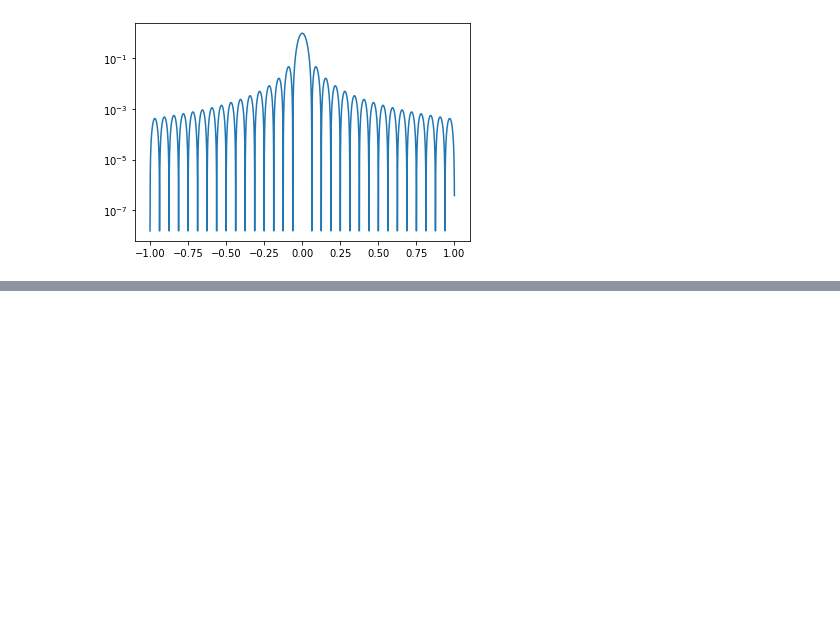
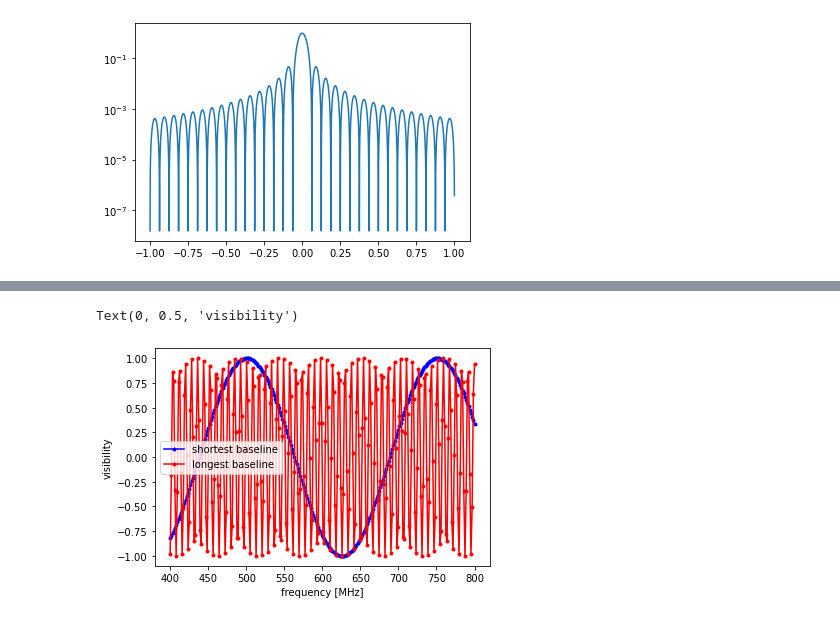
Before and after one commit to yukanak/radio1d, a Jupyter notebook: notebooks/play.ipynb, the cells around one changed output, grey strips where cells are left out. Cells and saved outputs as stored; diff of their text form; code cells hidden in the pictures; blank space fills up the shorter version.

```diff
--- a/notebooks/play.ipynb
+++ b/notebooks/play.ipynb
@@ -65,0 +81,10 @@ indices = (DoLams*Npad*2+0.5).astype(int)
+# %%
+plt.plot(freqs,uvplane[:,1],'b.-', label='shortest baseline')
+
+plt.plot(freqs,uvplane[:,Ndishes-1],'r.-', label='longest baseline')
+plt.legend()
+plt.xlabel('frequency [MHz]')
+plt.ylabel('visibility')
+# %% [output]
+Text(0, 0.5, 'visibility')
+[figure, added]
```
Also changed, not shown: parts of 10 cells of this notebook.
